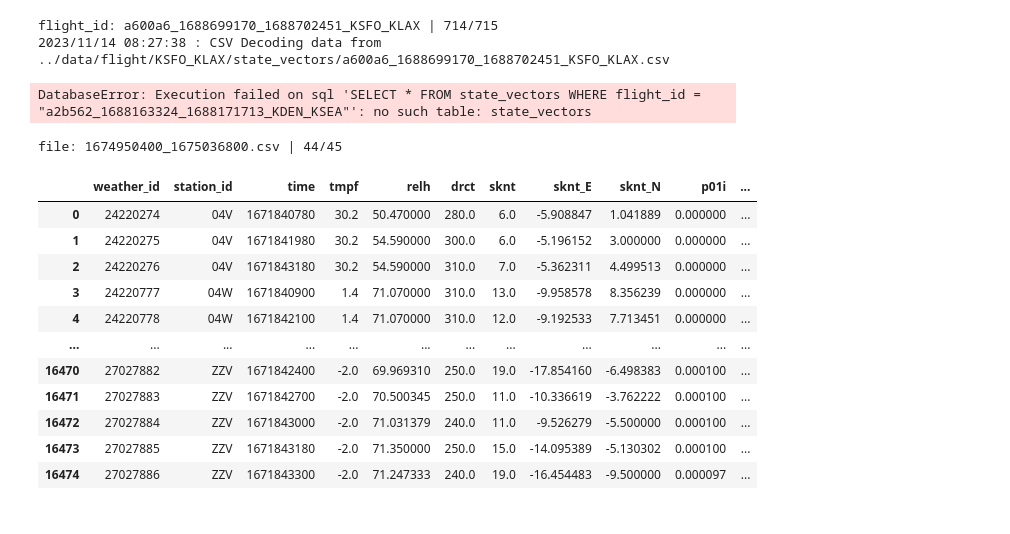
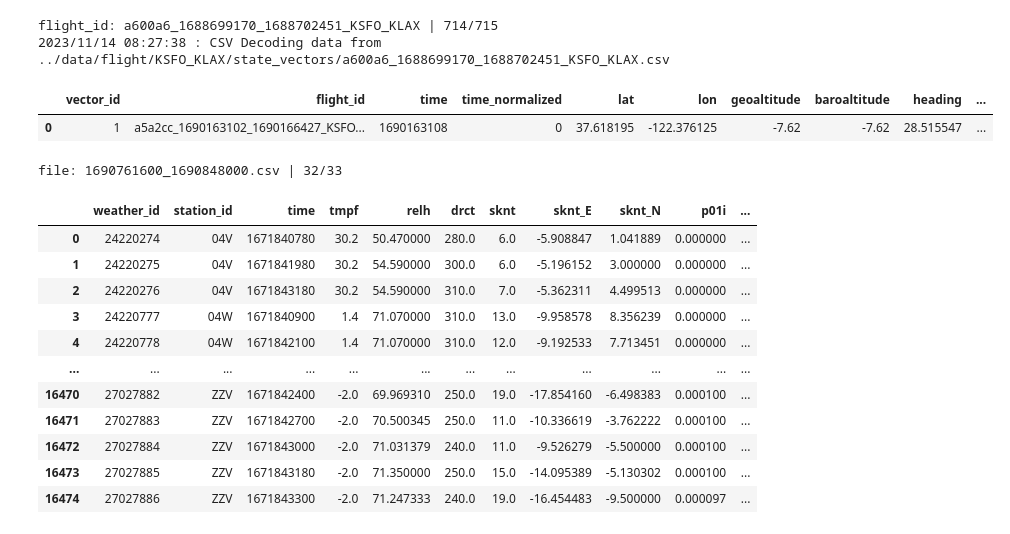
Before and after one commit to Flight-Path-Analysis/FlightPathAnalysis, a Jupyter notebook: tutorials/sqlite-ing.ipynb, the cells around one changed output. Saved outputs shown, nothing was run; the diff lists cells and outputs as text; code cells hidden in the pictures.

```diff
--- a/tutorials/sqlite-ing.ipynb
+++ b/tutorials/sqlite-ing.ipynb
@@ -178,56 +178,59 @@ conn.close()
 flight_id: a600a6_1688699170_1688702451_KSFO_KLAX | 714/715
 2023/11/14 08:27:38 : CSV Decoding data from ../data/flight/KSFO_KLAX/state_vectors/a600a6_1688699170_1688702451_KSFO_KLAX.csv
 # %%
-conn = sqlite3.connect(f'../data/flight/{route}/{sqlite_file}')
+sqlite_file = 'KSFO_KLAX_2023-07-01_2023-07-31.sqlite'
 
-query = 'SELECT * FROM state_vectors WHERE flight_id = "a2b562_1688163324_1688171713_KDEN_KSEA"'
+conn = sqlite3.connect(f'../data/flight/{sqlite_file}')
+
+query = 'SELECT * FROM state_vectors LIMIT 1;'
 
 flights = pd.read_sql_query(query, conn)
 
 conn.close()
 flights
 # %% [output]
-DatabaseError: Execution failed on sql 'SELECT * FROM state_vectors WHERE flight_id = "a2b562_1688163324_1688171713_KDEN_KSEA"': no such table: state_vectors
+|  | vector_id | flight_id | time | time_normalized | lat | lon | geoaltitude | baroaltitude | heading | ... |
+| 0 | 1 | a5a2cc_1690163102_1690166427_KSFO... | 1690163108 | 0 | 37.618195 | -122.376125 | -7.62 | -7.62 | 28.515547 | ... |
 # %%
-# sqlite_file = '1673827200_1685923200.sqlite'
-# weather_dir = '../data/weather'
-# stations_csv = 'stations_database.csv'
+sqlite_file = '2023-06-30_2022-08-01.sqlite'
+weather_dir = '../data/weather'
+stations_csv = 'stations_database.csv'
 
-# os.system(f'rm {weather_dir}/../{sqlite_file}')
-# stations = pd.read_csv(f'{weather_dir}/{stations_csv}', index_col=0)
-# stations['station_id'] = stations['id']
-# stations = stations.drop('id', axis='columns')
-# stations
+os.system(f'rm {weather_dir}/../{sqlite_file}')
+stations = pd.read_csv(f'{weather_dir}/{stations_csv}', index_col=0)
+stations['station_id'] = stations['id']
+stations = stations.drop('id', axis='columns')
+stations
 
-# # Connect to SQLite database
-# conn = sqlite3.connect(f'{weather_dir}/../{sqlite_file}')
-# create_station_data_table(conn)
-# stations.to_sql('weather_sations', conn, if_exists='replace', index=True)
+# Connect to SQLite database
+conn = sqlite3.connect(f'{weather_dir}/../{sqlite_file}')
+create_station_data_table(conn)
+stations.to_sql('weather_sations', conn, if_exists='replace', index=True)
 
-# # Create state_vectors table
-# create_weather_data_table(conn)
+# Create state_vectors table
+create_weather_data_table(conn)
 
-# files = [f for f in os.listdir(weather_dir) if len(f) == 25]
-# for i, file in enumerate(files):
-#     clear_output(wait=True)
-#     print(f'file: {file} | {i}/{len(files)}')
-#     weather_data = pd.read_csv(f'{weather_dir}/{file}', index_col=0)
-#     weather_data['time'] = weather_data['timestamp']
-#     weather_data['station_id'] = weather_data['station']
-#     weather_data['METAR'] = weather_data['metar']
+files = [f for f in os.listdir(weather_dir) if len(f) == 25]
+for i, file in enumerate(files):
+    clear_output(wait=True)
+    print(f'file: {file} | {i}/{len(files)}')
+    weather_data = pd.read_csv(f'{weather_dir}/{file}', index_col=0)
+    weather_data['time'] = weather_data['timestamp']
+    weather_data['station_id'] = weather_data['station']
+    weather_data['METAR'] = weather_data['metar']
 
-#     drops = ['timestamp', 'station', 'valid', 'lon', 'lat', 'metar',
-#      'temperature_model', 'wind_model_E',
-#            'wind_model_N', 'tmpf_sea_level', 'sknt_E_sea_level',
-#            'sknt_N_sea_level', 'elevation', 'smps', 'smps_E', 'smps_N', 'tmpc', 'sigma',
-#             'tmpf_model', 'sknt_E_model', 'sknt_N_model']
-#     for drop in drops:
-#         if drop in weather_data.columns:
-#             weather_data.drop(drop, axis = 'columns' ,inplace=True)
-#     weather_data.to_sql('weather_data', conn, if_exists='append', index=False)
-# conn.close()
+    drops = ['timestamp', 'station', 'valid', 'lon', 'lat', 'metar',
+     'temperature_model', 'wind_model_E',
+           'wind_model_N', 'tmpf_sea_level', 'sknt_E_sea_level',
+           'sknt_N_sea_level', 'elevation', 'smps', 'smps_E', 'smps_N', 'tmpc', 'sigma',
+            'tmpf_model', 'sknt_E_model', 'sknt_N_model']
+    for drop in drops:
+        if drop in weather_data.columns:
+            weather_data.drop(drop, axis = 'columns' ,inplace=True)
+    weather_data.to_sql('weather_data', conn, if_exists='append', index=False)
+conn.close()
 # %% [output]
-file: 1674950400_1675036800.csv | 44/45
+file: 1690761600_1690848000.csv | 32/33
 # %%
 # import sqlite3
 # import pandas as pd
```
Also changed, not shown: parts of 1 cell of this notebook, 9 other files.
